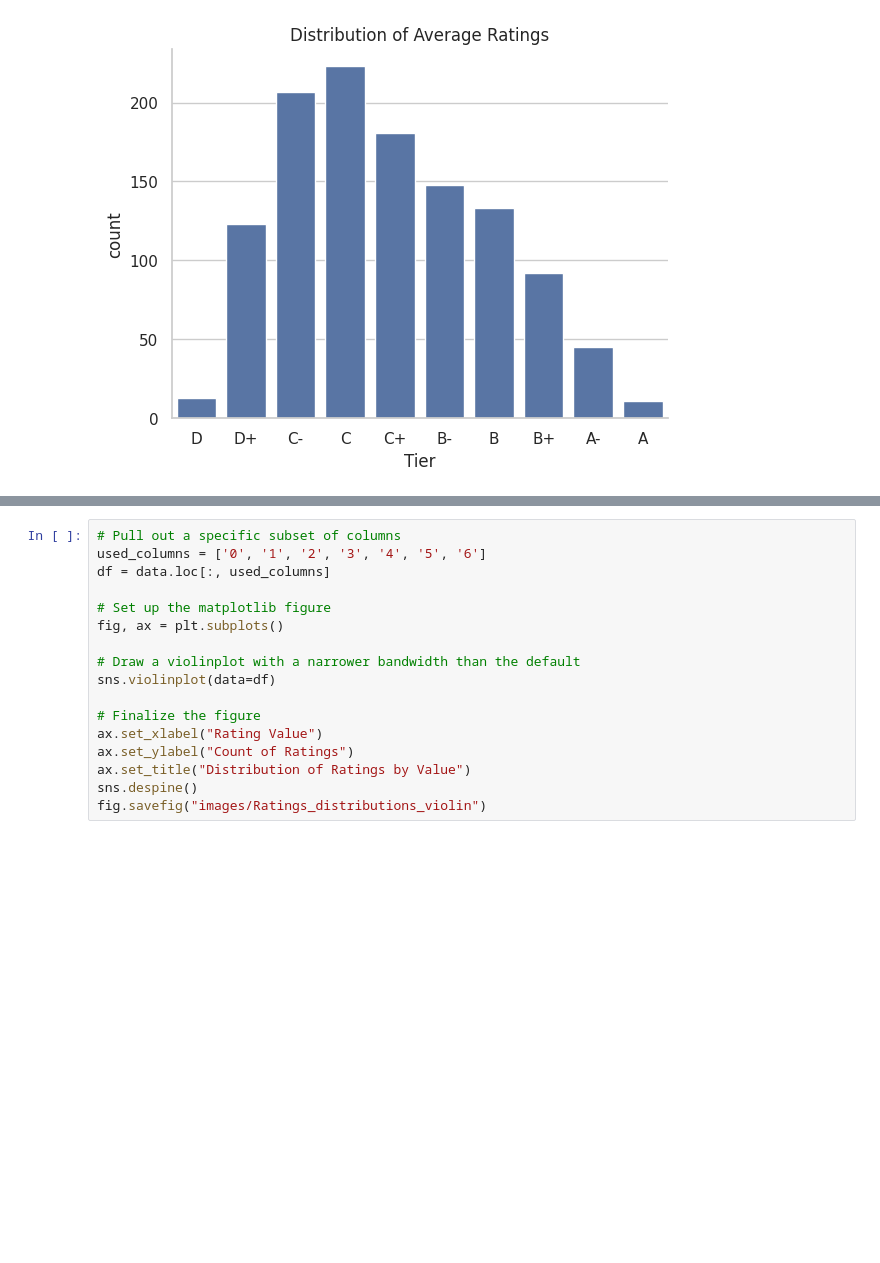
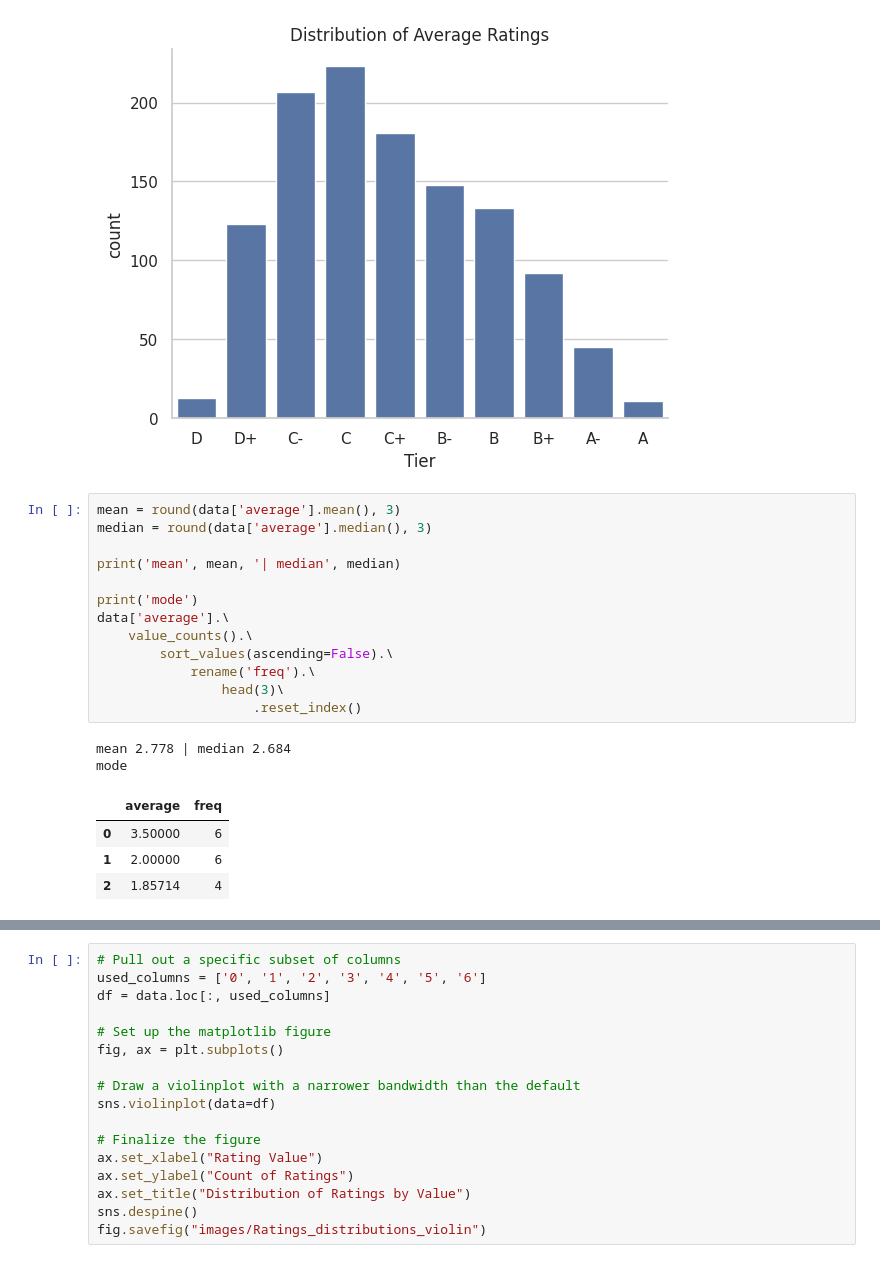
Before and after one commit to Nate-Sheibley/favorite_letters, a Jupyter notebook: favorite_letters.ipynb, the cells around one changed output, grey strips where cells are left out. Drawn from its saved outputs; the diff is of its cells as text; blank space fills up the shorter version.

```diff
--- a/favorite_letters.ipynb
+++ b/favorite_letters.ipynb
@@ -140,6 +123,26 @@ sns.despine()
 fig.savefig("images/tier_dist_freq_plot")
 # %% [output]
 [figure]
+# %%
+mean = round(data['average'].mean(), 3)
+median = round(data['average'].median(), 3)
+
+print('mean', mean, '| median', median)
+
+print('mode')
+data['average'].\
+    value_counts().\
+        sort_values(ascending=False).\
+            rename('freq').\
+                head(3)\
+                    .reset_index()
+# %% [output]
+mean 2.778 | median 2.684
+mode
+|  | average | freq |
+| 0 | 3.50000 | 6 |
+| 1 | 2.00000 | 6 |
+| 2 | 1.85714 | 4 |
 # %%
 print(f'{len(tier_full)} potential tiers, only 10 applicable to data')
 used_columns = ['0', '1', '2', '3', '4', '5', '6']
```
Also changed, not shown: parts of 3 cells of this notebook, 1 other file.
